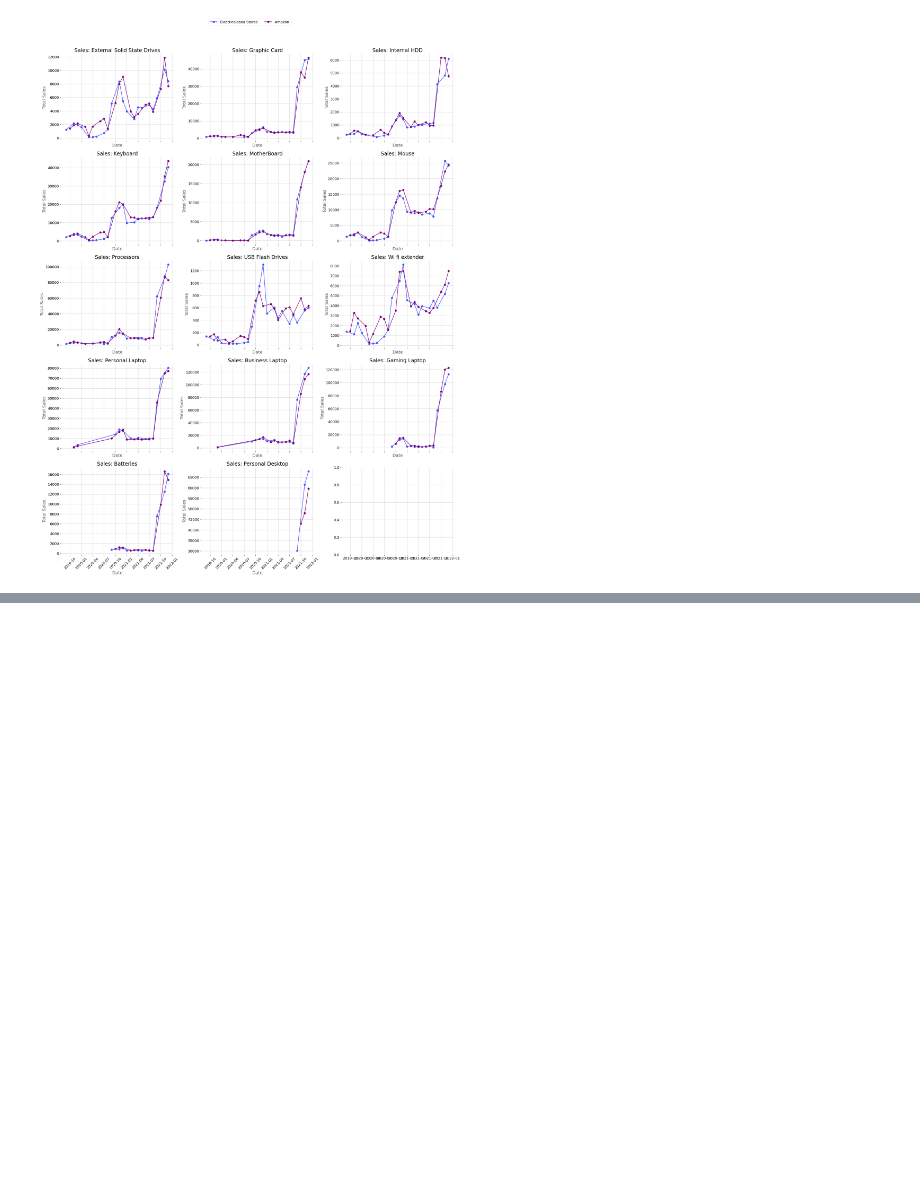
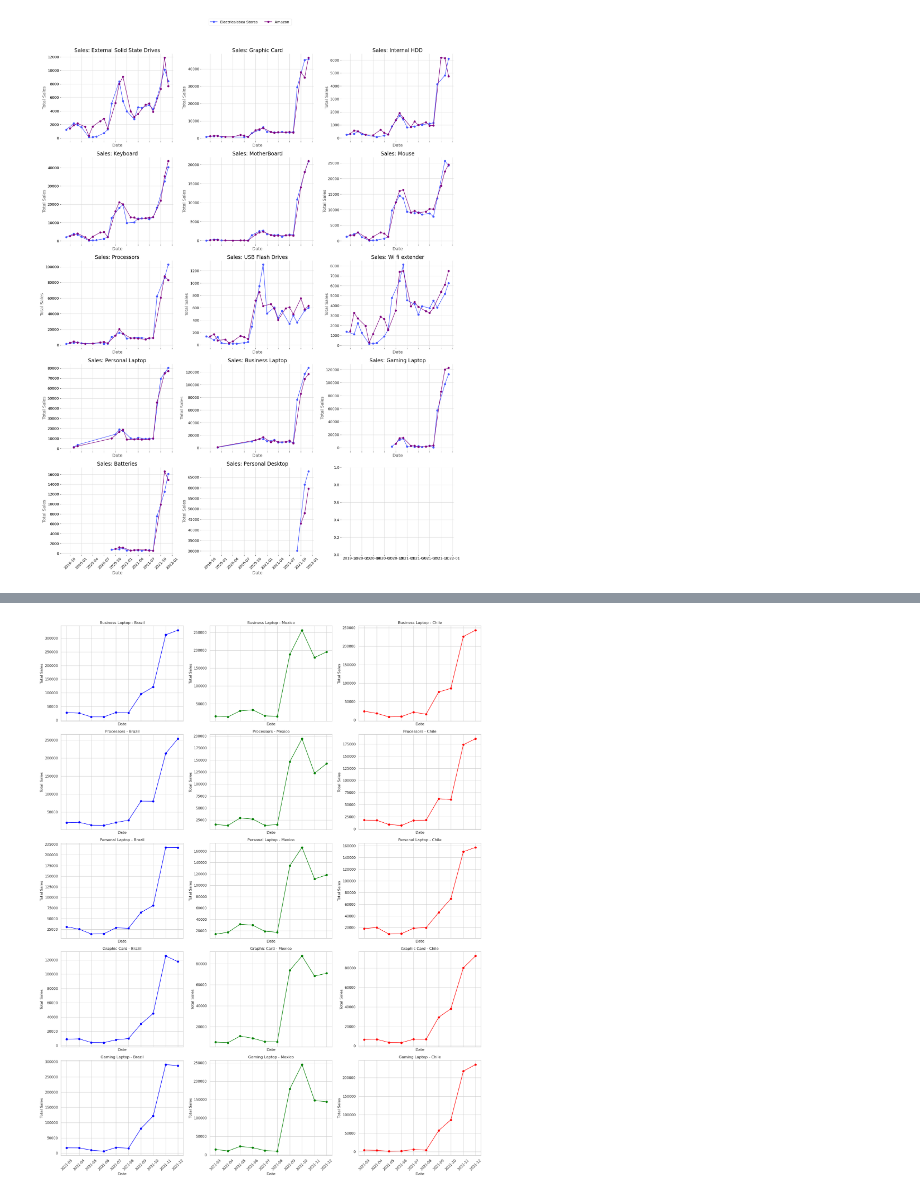
Before and after one commit to Daniboycg/Atliq_Database_Time-Series, a Jupyter notebook: src/notebooks/Summary.ipynb, the cells around one changed output, grey strips where cells are left out. Saved outputs shown, nothing was run; the diff lists cells and outputs as text; code cells hidden in the pictures; blank space fills up the shorter version.

```diff
--- a/src/notebooks/Summary.ipynb
+++ b/src/notebooks/Summary.ipynb
@@ -54,0 +59,14 @@ plot_sales_by_category(chile)
+# %%
+selected_categories = ['Business Laptop', 'Personal Laptop','Gaming Laptop','Processors','Graphic Card']
+top_categories = LATAM.loc[LATAM['category'].isin(selected_categories)]
+
+start_date = '2021-03-01'
+end_date = '2022-01-31'
+
+# date range filter
+filtered_data = top_categories[(top_categories['date'] >= start_date) & (top_categories['date'] <= end_date)].reset_index(drop=True)
+filtered_data2 = filtered_data.loc[~(filtered_data['market']=='Columbia')]
+
+plot_sales_category_matrix_country(filtered_data2)
+# %% [output]
+[figure, added]
```
Also changed, not shown: parts of 4 cells of this notebook, 3 other files.
